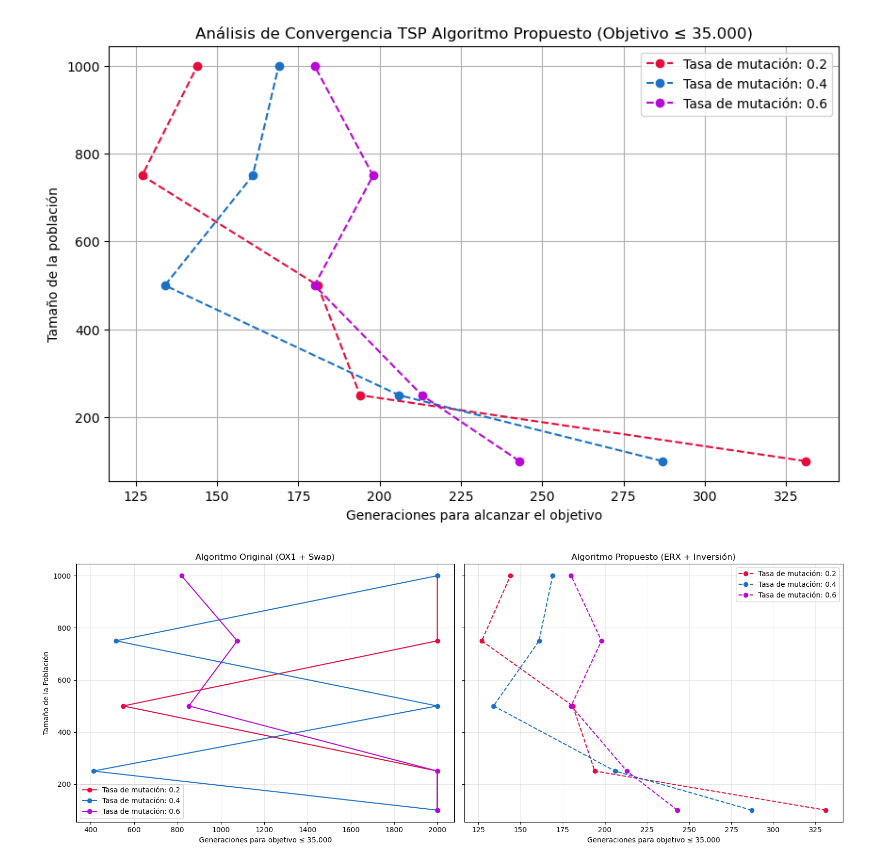
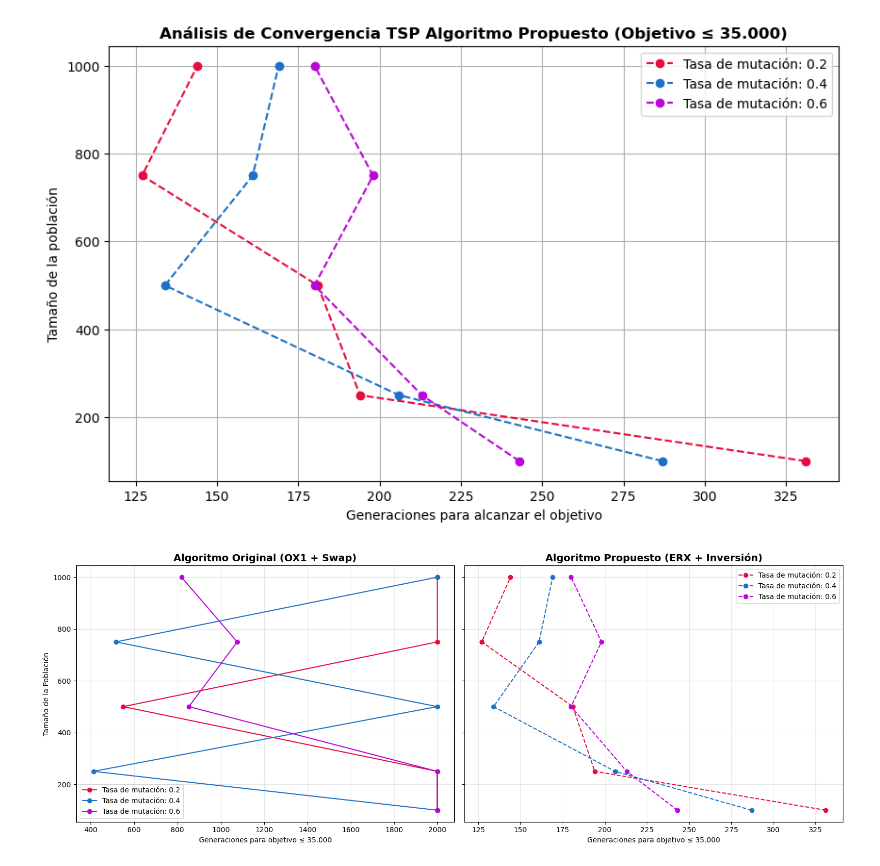
Before and after one commit to javierruanohdez/tsp-genetic-algorithm, a Jupyter notebook: TSP.ipynb, the cells around one changed output. Drawn from its saved outputs; the diff is of its cells as text; code cells hidden in the pictures.

Commit message:
style: ajustar visualización de gráficas

```diff
--- a/TSP.ipynb
+++ b/TSP.ipynb
@@ -172,37 +172,37 @@ for i, mutation_rate in enumerate(mutation_rates):
 
 plt.xlabel('Generaciones para alcanzar el objetivo')
 plt.ylabel('Tamaño de la población')
-plt.title('Análisis de Convergencia TSP Algoritmo Propuesto (Objetivo ≤ 35.000)')
+plt.title('Análisis de Convergencia TSP Algoritmo Propuesto (Objetivo ≤ 35.000)', fontweight='bold')
 plt.legend()
 plt.grid(True)
 plt.savefig('results/proposed_algorithm_tsp_convergence.png', dpi=300, bbox_inches='tight', facecolor='white', transparent=False)
 plt.savefig('results/proposed_algorithm_tsp_convergence.svg', format='svg', bbox_inches='tight', facecolor='white')
 plt.show()
 # %% [output]
-[figure, old version]
+[figure, new version]
 # %%
 fig, (ax1, ax2) = plt.subplots(1, 2, figsize=(16, 6), sharey=True)
 
 for i, mutation_rate in enumerate(mutation_rates):
     ax1.plot(results_original_algorithm[mutation_rate], population_sizes, marker='o', linestyle='-', color = colors[i], label=f'Tasa de mutación: {mutation_rate}')
 
 ax1.set_xlabel('Generaciones para objetivo ≤ 35.000')
 ax1.set_ylabel('Tamaño de la Población')
-ax1.set_title('Algoritmo Original (OX1 + Swap)')
+ax1.set_title('Algoritmo Original (OX1 + Swap)', fontsize=14, fontweight='bold')
 ax1.legend()
 ax1.grid(True, alpha=0.3)
 
 for i, mutation_rate in enumerate(mutation_rates):
     ax2.plot(results_proposed_algorithm[mutation_rate], population_sizes, marker='o', linestyle='--', color = colors[i], label=f'Tasa de mutación: {mutation_rate}')
 
 ax2.set_xlabel('Generaciones para objetivo ≤ 35.000')
-ax2.set_title('Algoritmo Propuesto (ERX + Inversión)')
+ax2.set_title('Algoritmo Propuesto (ERX + Inversión)', fontsize=14, fontweight='bold')
 ax2.legend()
 ax2.grid(True, alpha=0.3)
 
 plt.tight_layout()
 plt.savefig('results/proposed_vs_original_algorithm_tsp_convergence.png', dpi=300, bbox_inches='tight', facecolor='white', transparent=False)
 plt.savefig('results/proposed_vs_original_algorithm_tsp_convergence.svg', format='svg', bbox_inches='tight', facecolor='white')
 plt.show()
 # %% [output]
-[figure, old version]
+[figure, new version]
```
Also changed, not shown: parts of 1 cell of this notebook, 6 other files.
